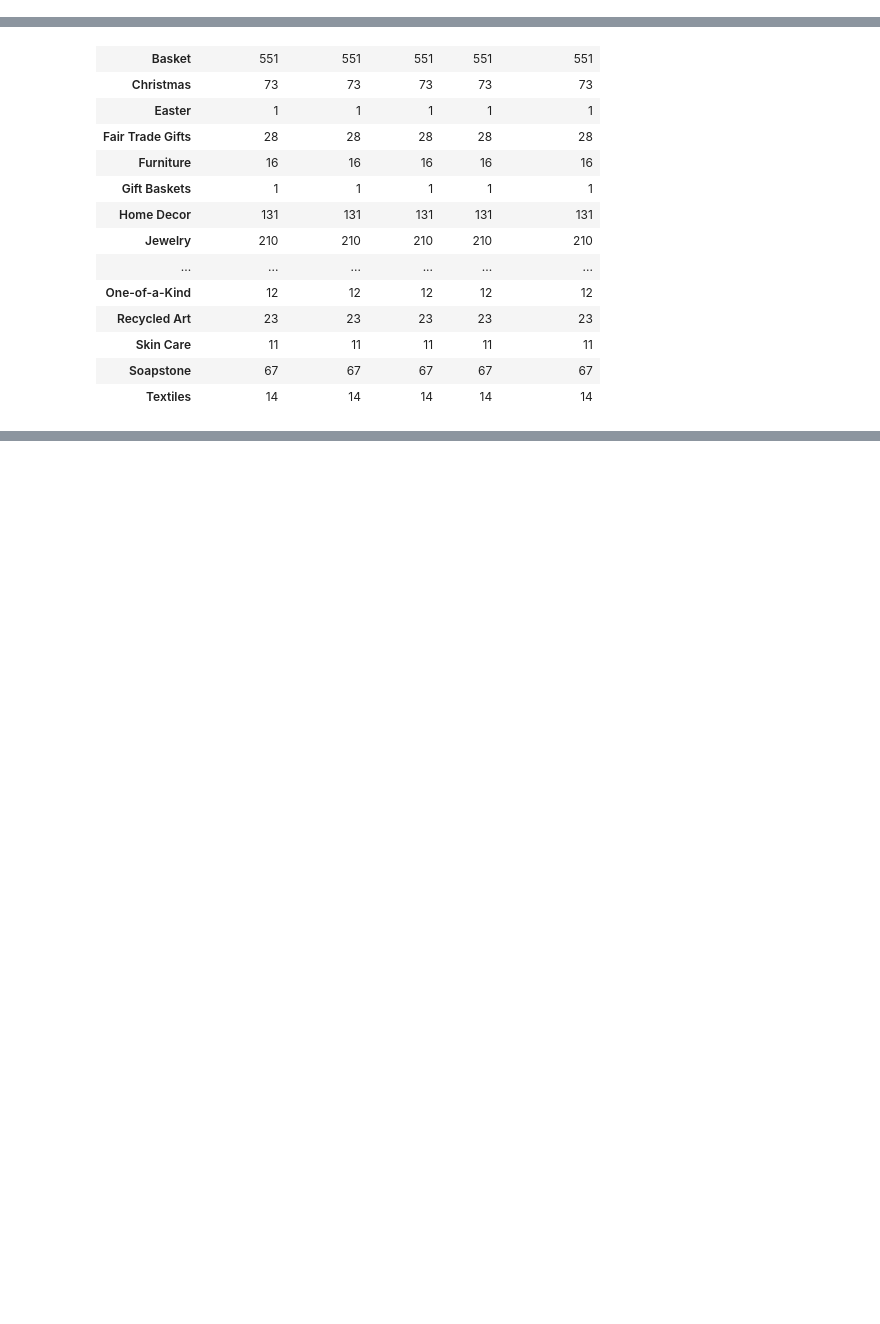
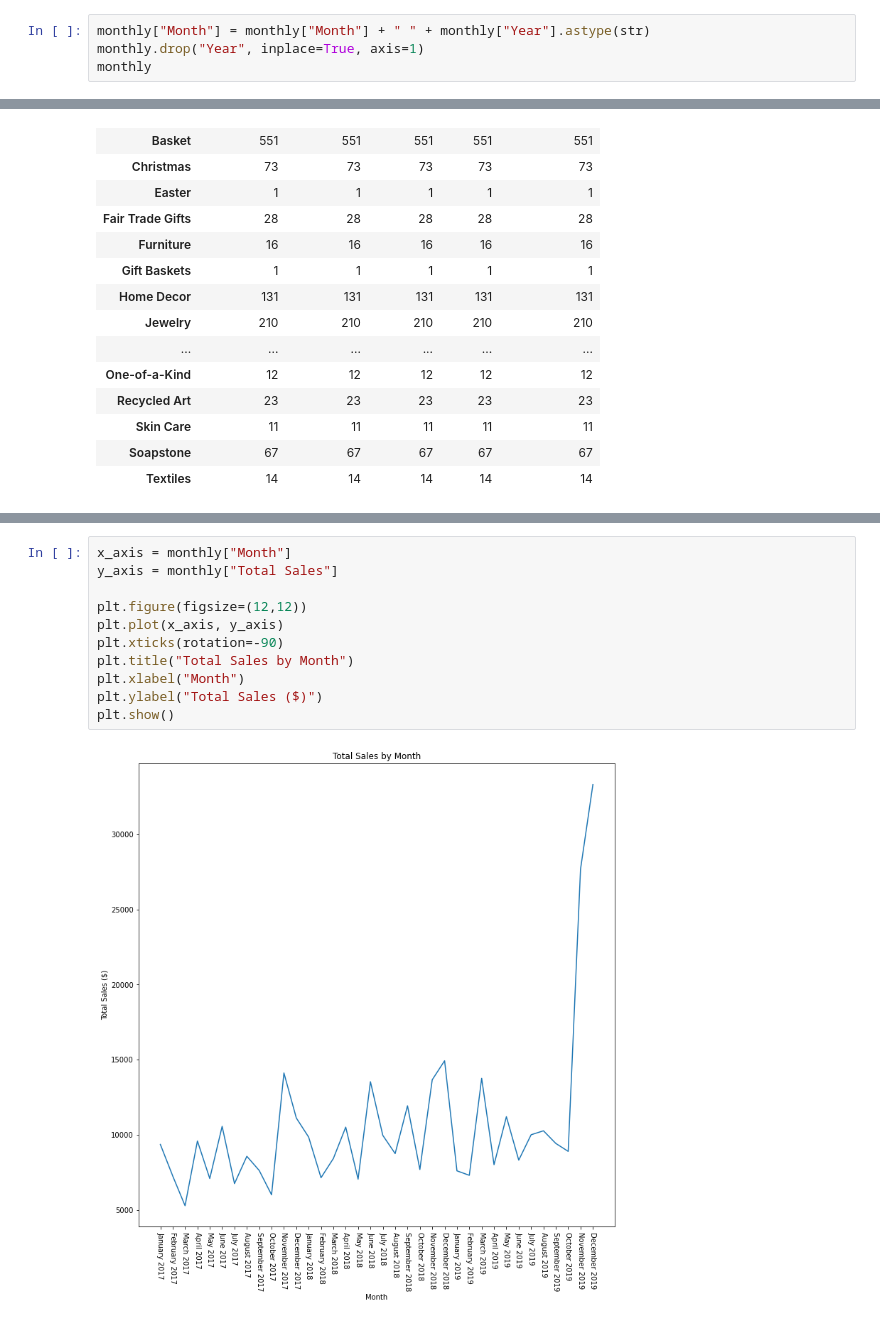
Before and after one commit to rickshev/Online_Store_Analysis, a Jupyter notebook: Untitled.ipynb, the cells around one changed output, grey strips where cells are left out. Cells and saved outputs as stored; diff of their text form; blank space fills up the shorter version.

Commit message:
Further cleaned data and began pyplot visuals

```diff
--- a/Untitled.ipynb
+++ b/Untitled.ipynb
@@ -23,0 +17,4 @@ monthly.head()
+# %%
+monthly["Month"] = monthly["Month"] + " " + monthly["Year"].astype(str)
+monthly.drop("Year", inplace=True, axis=1)
+monthly
@@ -48,0 +62,13 @@ SyntaxError: keyword can't be an expression (<ipython-input-12-78e20131e853>, li
+# %%
+x_axis = monthly["Month"]
+y_axis = monthly["Total Sales"]
+
+plt.figure(figsize=(12,12))
+plt.plot(x_axis, y_axis)
+plt.xticks(rotation=-90)
+plt.title("Total Sales by Month")
+plt.xlabel("Month")
+plt.ylabel("Total Sales ($)")
+plt.show()
+# %% [output]
+[figure, added]
```
Also changed, not shown: parts of 6 cells of this notebook.
